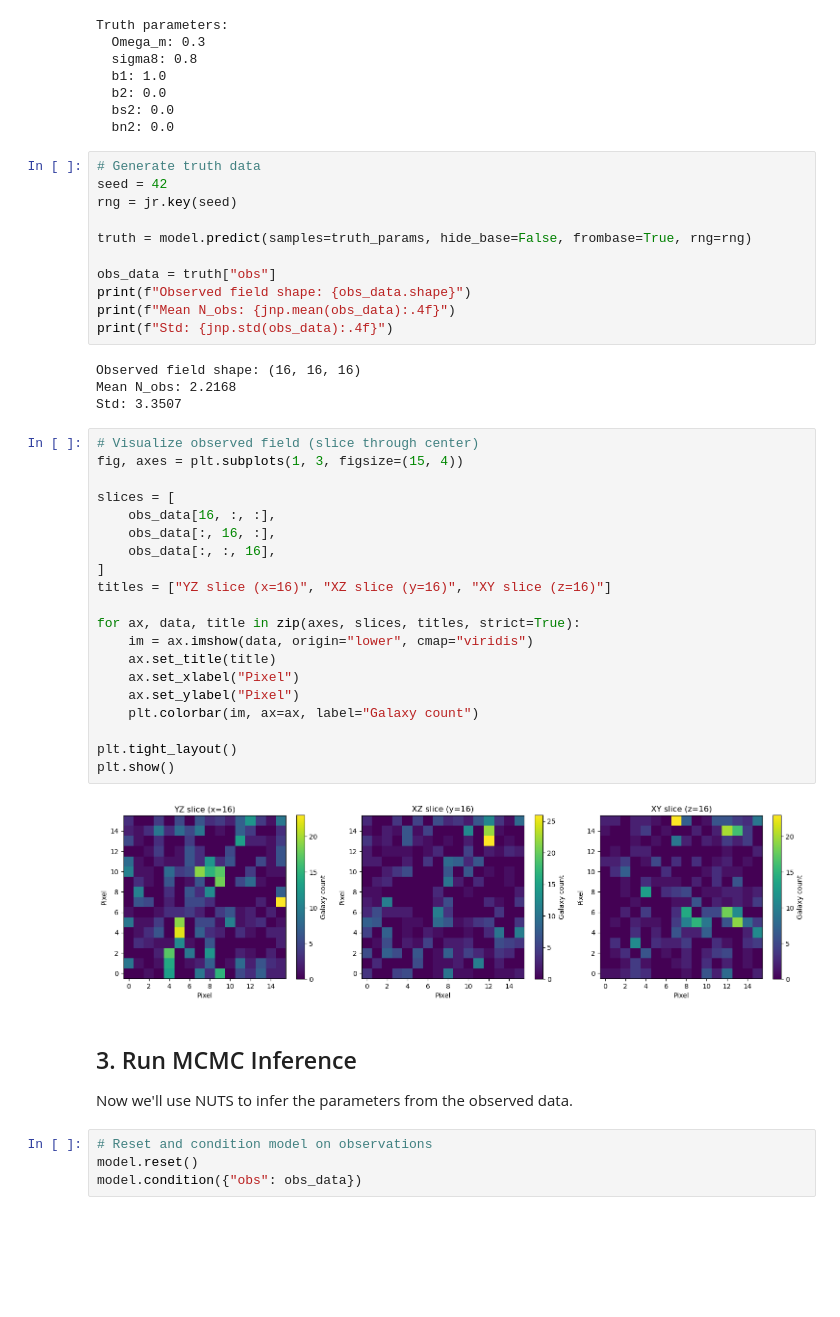
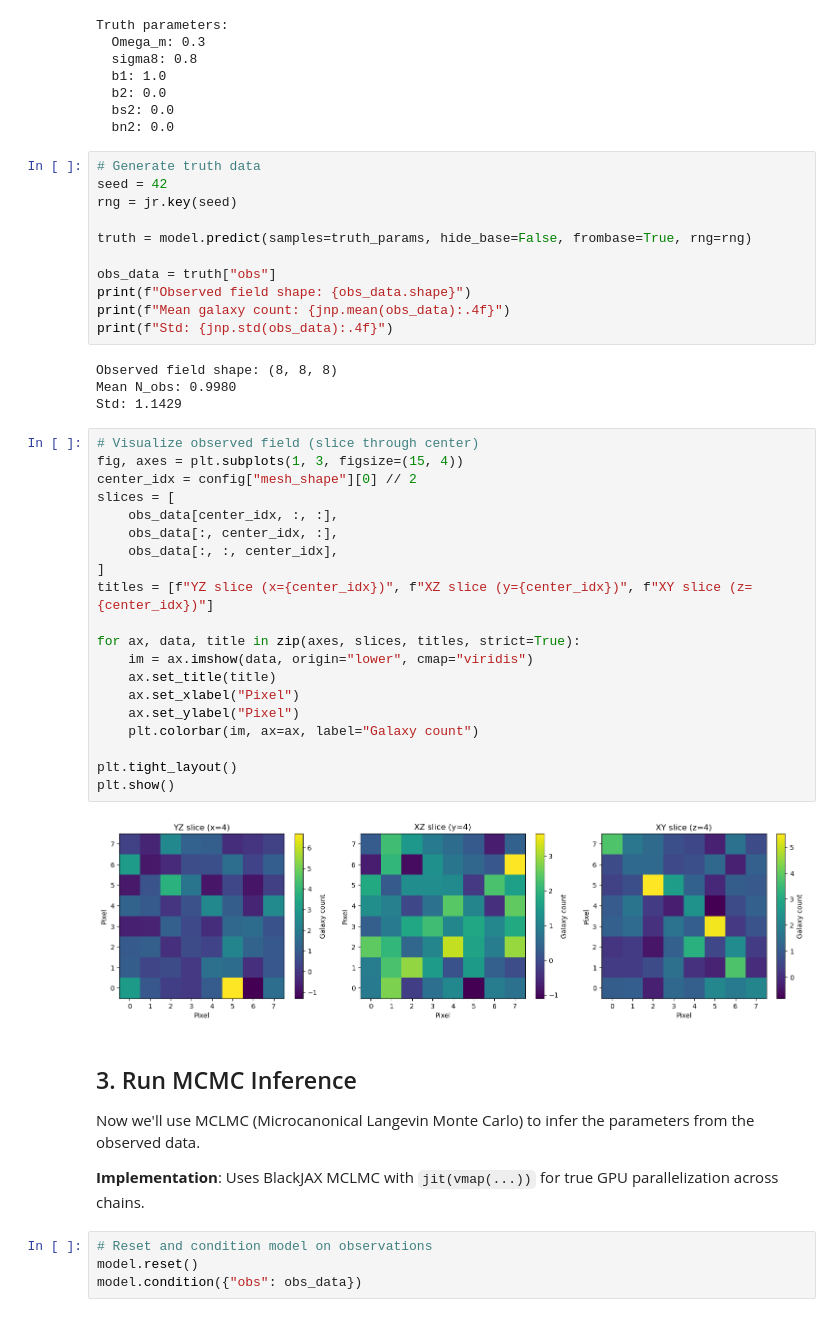
Before and after one commit to Joletaxi19/thesis-desi-cmb-fli, a Jupyter notebook: notebooks/04_field_level_inference.ipynb, the cells around one changed output. Saved outputs shown, nothing was run; the diff lists cells and outputs as text; blank space fills up the shorter version.

Commit message:
Convert 04 notebook to a .py script, running on GPU, using MCLMC instead of nuts, and working with a YAML parameters file for both inference and Perlumutter configuration

```diff
--- a/notebooks/04_field_level_inference.ipynb
+++ b/notebooks/04_field_level_inference.ipynb
@@ -140,38 +138,40 @@ truth = model.predict(samples=truth_params, hide_base=False, frombase=True, rng=
 
 obs_data = truth["obs"]
 print(f"Observed field shape: {obs_data.shape}")
-print(f"Mean N_obs: {jnp.mean(obs_data):.4f}")
+print(f"Mean galaxy count: {jnp.mean(obs_data):.4f}")
 print(f"Std: {jnp.std(obs_data):.4f}")
 # %% [output]
-Observed field shape: (16, 16, 16)
-Mean N_obs: 2.2168
-Std: 3.3507
+Observed field shape: (8, 8, 8)
+Mean N_obs: 0.9980
+Std: 1.1429
 # %%
 # Visualize observed field (slice through center)
 fig, axes = plt.subplots(1, 3, figsize=(15, 4))
-
+center_idx = config["mesh_shape"][0] // 2
 slices = [
-    obs_data[16, :, :],
-    obs_data[:, 16, :],
-    obs_data[:, :, 16],
+    obs_data[center_idx, :, :],
+    obs_data[:, center_idx, :],
+    obs_data[:, :, center_idx],
 ]
-titles = ["YZ slice (x=16)", "XZ slice (y=16)", "XY slice (z=16)"]
+titles = [f"YZ slice (x={center_idx})", f"XZ slice (y={center_idx})", f"XY slice (z={center_idx})"]
 
 for ax, data, title in zip(axes, slices, titles, strict=True):
     im = ax.imshow(data, origin="lower", cmap="viridis")
     ax.set_title(title)
     ax.set_xlabel("Pixel")
     ax.set_ylabel("Pixel")
     plt.colorbar(im, ax=ax, label="Galaxy count")
 
 plt.tight_layout()
 plt.show()
 # %% [output]
-[figure, old version]
+[figure, new version]
 # %% [markdown]
 ## 3. Run MCMC Inference
 
-Now we'll use NUTS to infer the parameters from the observed data.
+Now we'll use MCLMC (Microcanonical Langevin Monte Carlo) to infer the parameters from the observed data.
+
+**Implementation**: Uses BlackJAX MCLMC with `jit(vmap(...))` for true GPU parallelization across chains.
 # %%
 # Reset and condition model on observations
 model.reset()
```
Also changed, not shown: parts of 10 cells of this notebook, 11 other files.
